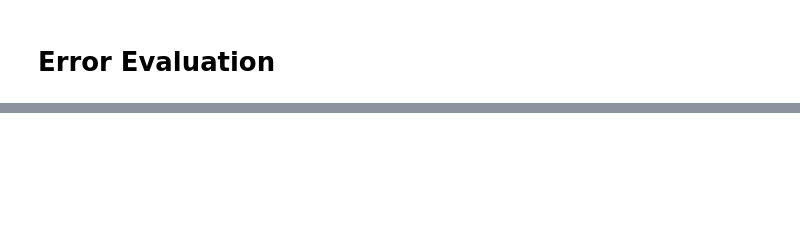
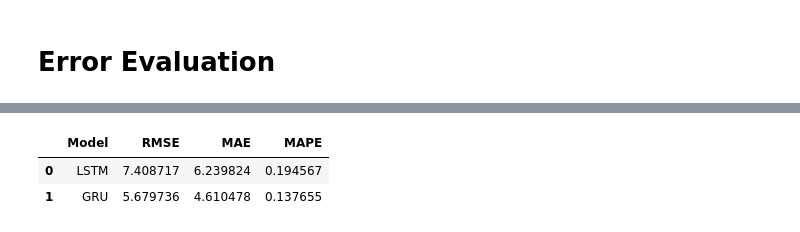
Before and after one commit to Aashmit/minor_project, a Jupyter notebook: notebook.ipynb, the cells around one changed output, grey strips where cells are left out. Saved outputs shown, nothing was run; the diff lists cells and outputs as text; code cells hidden in the pictures; blank space fills up the shorter version.

```diff
--- a/notebook.ipynb
+++ b/notebook.ipynb
@@ -306,3 +305,9 @@ The mean absolute percentage error 131.20351585738365.
 error_df=pd.DataFrame(columns=('Model','RMSE'))
 error_data=[('LSTM',error_LSTM[0],error_LSTM[1],error_LSTM[2]),('GRU',error_GRU[0],error_GRU[1],error_GRU[2])]
 error_df=pd.DataFrame(error_data,columns=('Model','RMSE','MAE','MAPE'))
+# %%
+error_df
+# %% [output]
+|  | Model | RMSE | MAE | MAPE |
+| 0 | LSTM | 7.408717 | 6.239824 | 0.194567 |
+| 1 | GRU | 5.679736 | 4.610478 | 0.137655 |
```
Also changed, not shown: parts of 21 cells of this notebook, 9 other files.
